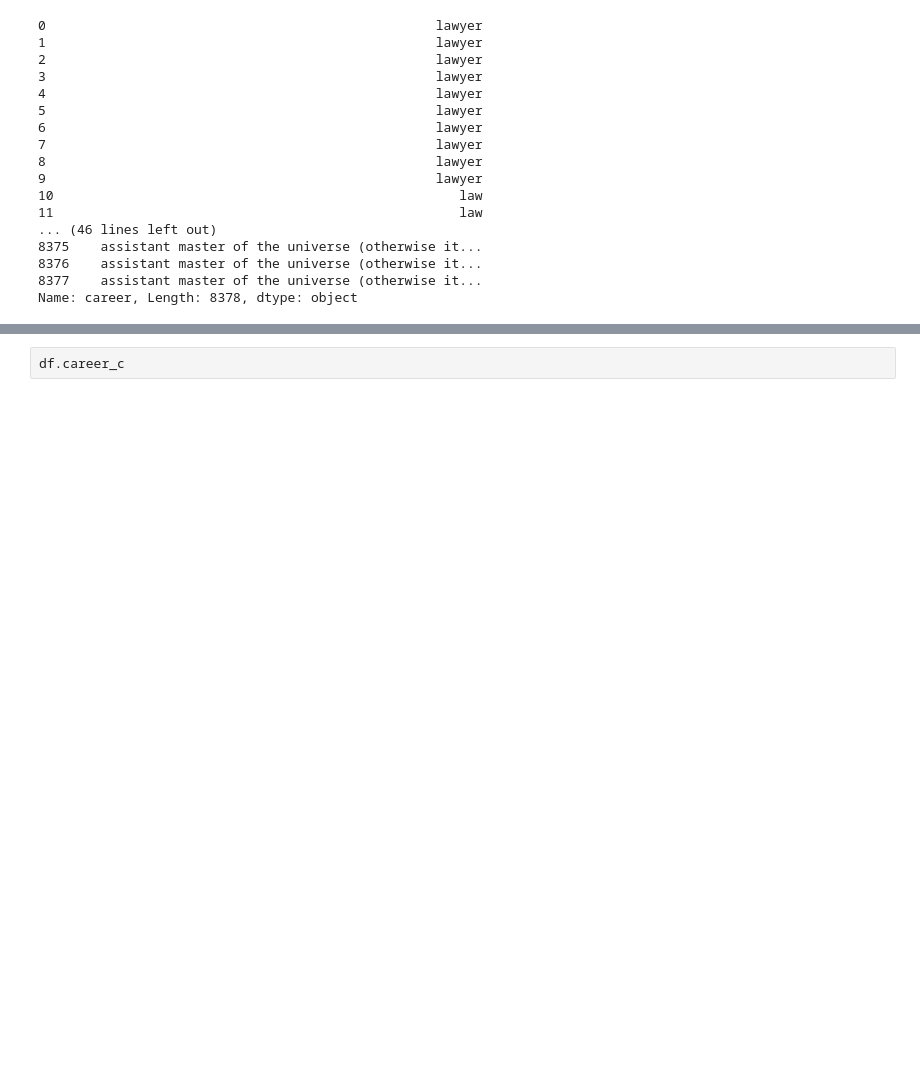
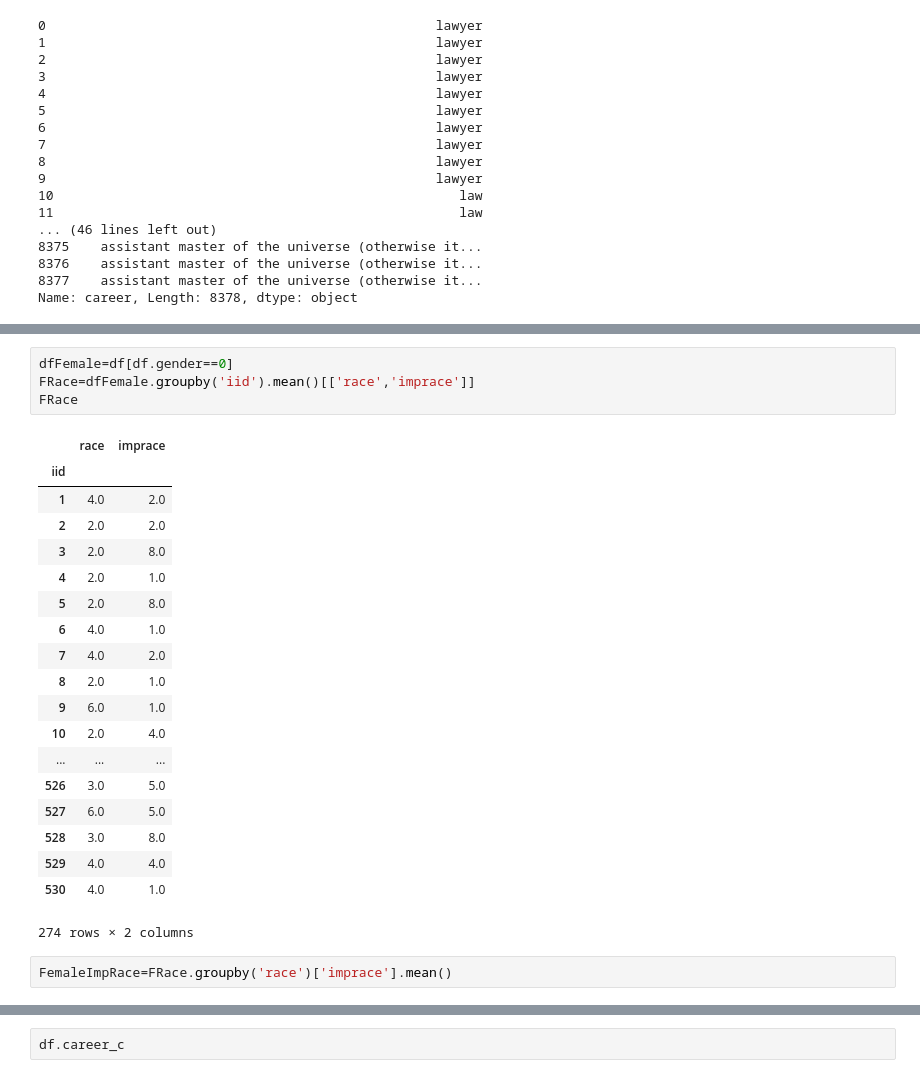
Before and after one commit to kshitijasankhe/SpeedDatingDataset, a Jupyter notebook: Findings.ipynb, the cells around one changed output, grey strips where cells are left out. Saved outputs shown, nothing was run; the diff lists cells and outputs as text; blank space fills up the shorter version.

```diff
--- a/Findings.ipynb
+++ b/Findings.ipynb
@@ -235,0 +255,26 @@ Name: career, Length: 8378, dtype: object
+# %%
+dfFemale=df[df.gender==0]
+FRace=dfFemale.groupby('iid').mean()[['race','imprace']]
+FRace
+# %% [output]
+|  | race | imprace |
+| iid |  |  |
+| 1 | 4.0 | 2.0 |
+| 2 | 2.0 | 2.0 |
+| 3 | 2.0 | 8.0 |
+| 4 | 2.0 | 1.0 |
+| 5 | 2.0 | 8.0 |
+| 6 | 4.0 | 1.0 |
+| 7 | 4.0 | 2.0 |
+| 8 | 2.0 | 1.0 |
+| 9 | 6.0 | 1.0 |
+| 10 | 2.0 | 4.0 |
+| ... | ... | ... |
+| 526 | 3.0 | 5.0 |
+| 527 | 6.0 | 5.0 |
+| 528 | 3.0 | 8.0 |
+| 529 | 4.0 | 4.0 |
+| 530 | 4.0 | 1.0 |
+274 rows × 2 columns
+# %%
+FemaleImpRace=FRace.groupby('race')['imprace'].mean()
```
Also changed, not shown: parts of 10 cells of this notebook.
